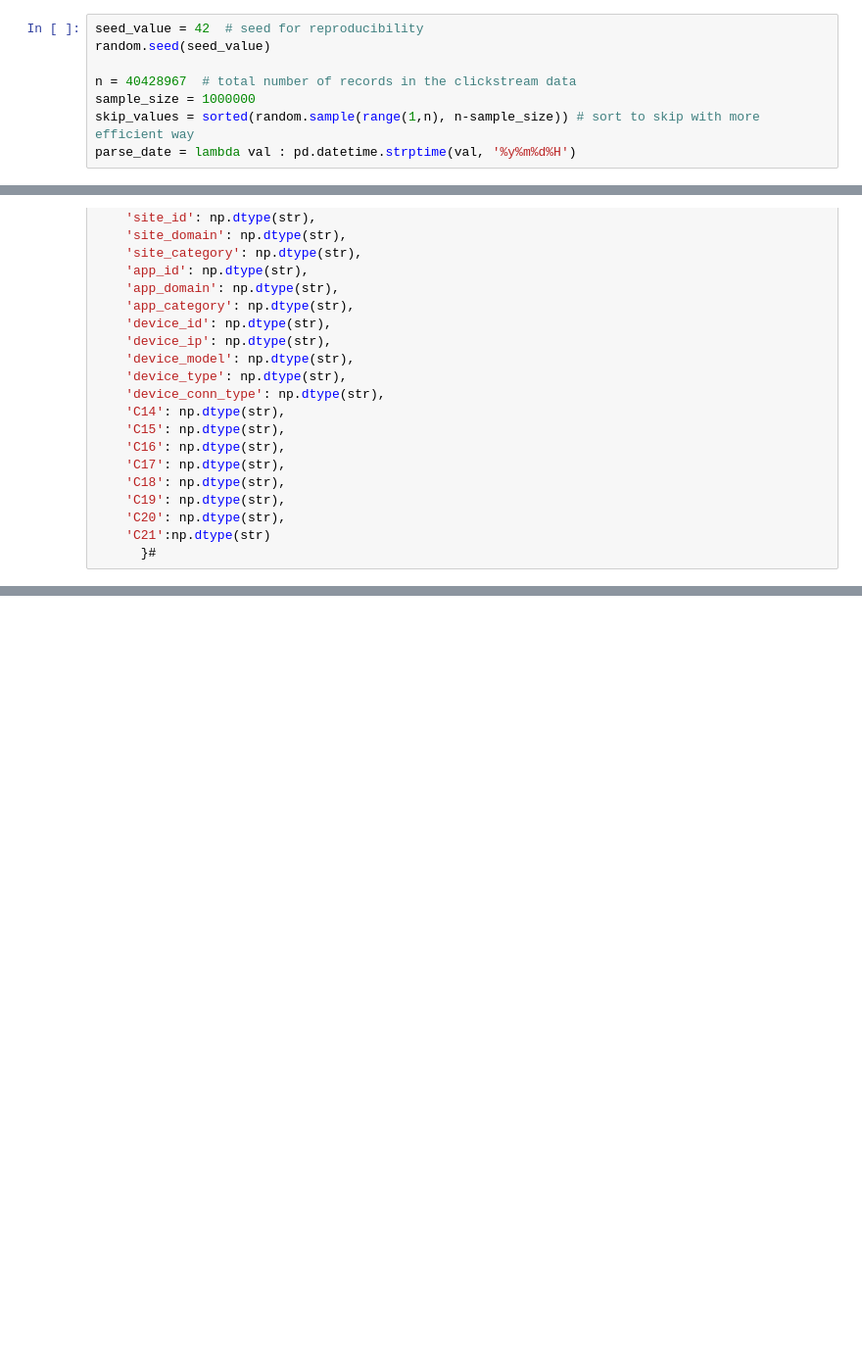
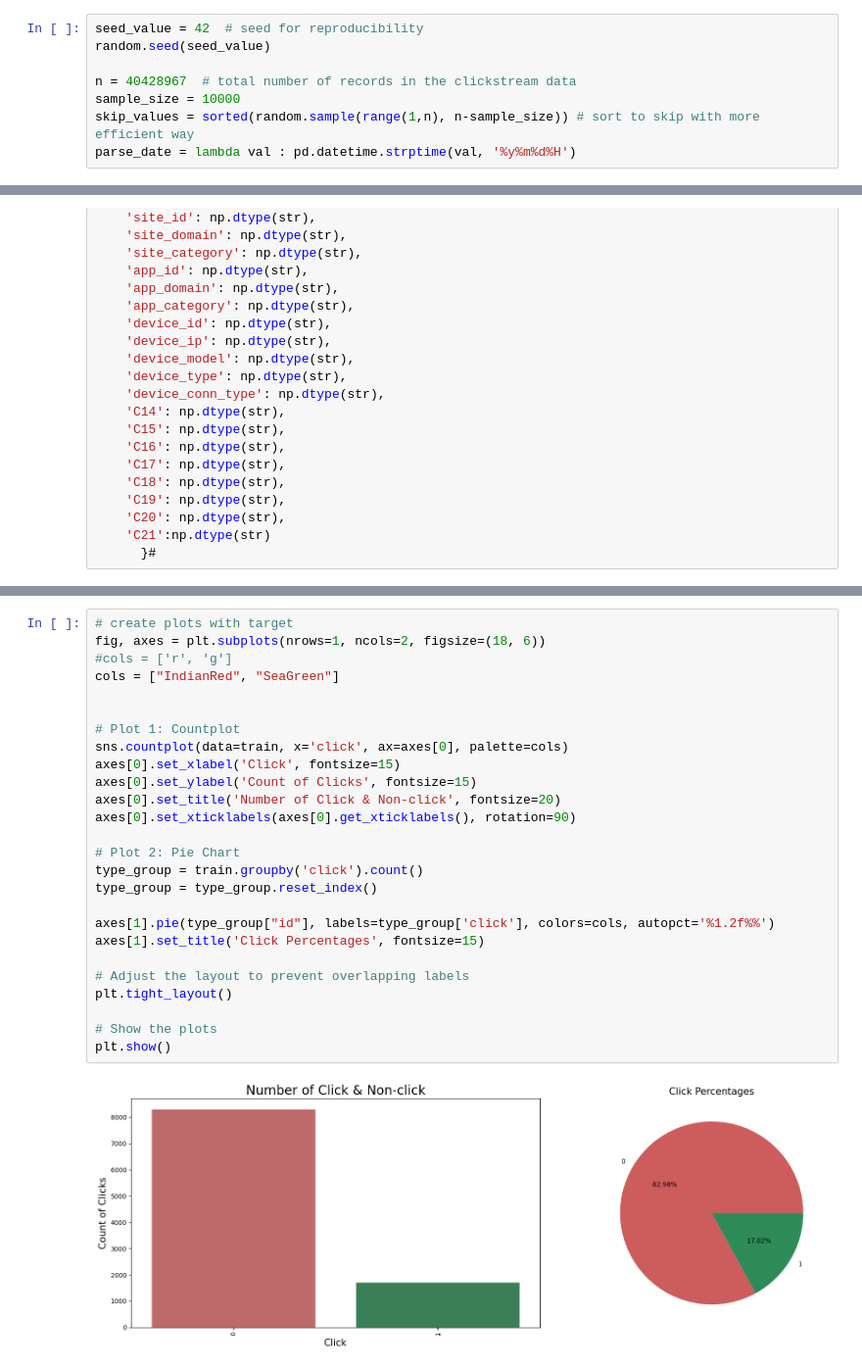
Before and after one commit to ftmoztl/CTR-prediction-with-catboost, a Jupyter notebook: CTR-analysis-prediction.ipynb, the cells around one changed output, grey strips where cells are left out. Shown: that part at 98% size. Drawn from its saved outputs; the diff is of its cells as text; blank space fills up the shorter version.

Commit message:
feat: Add count plot and pie chart to visualize target class distribution

```diff
--- a/CTR-analysis-prediction.ipynb
+++ b/CTR-analysis-prediction.ipynb
@@ -14,7 +13,7 @@ seed_value = 42  # seed for reproducibility
 random.seed(seed_value)
 
 n = 40428967  # total number of records in the clickstream data
-sample_size = 1000000
+sample_size = 10000
 skip_values = sorted(random.sample(range(1,n), n-sample_size)) # sort to skip with more efficient way
 parse_date = lambda val : pd.datetime.strptime(val, '%y%m%d%H')
 # %%
@@ -78,0 +91,28 @@ memory usage: 183.1+ MB
+# %%
+# create plots with target
+fig, axes = plt.subplots(nrows=1, ncols=2, figsize=(18, 6))
+#cols = ['r', 'g']
+cols = ["IndianRed", "SeaGreen"]
+
+
+# Plot 1: Countplot
+sns.countplot(data=train, x='click', ax=axes[0], palette=cols)
+axes[0].set_xlabel('Click', fontsize=15)
+axes[0].set_ylabel('Count of Clicks', fontsize=15)
+axes[0].set_title('Number of Click & Non-click', fontsize=20)
+axes[0].set_xticklabels(axes[0].get_xticklabels(), rotation=90)
+
+# Plot 2: Pie Chart
+type_group = train.groupby('click').count()
+type_group = type_group.reset_index()
+
+axes[1].pie(type_group["id"], labels=type_group['click'], colors=cols, autopct='%1.2f%%')
+axes[1].set_title('Click Percentages', fontsize=15)
+
+# Adjust the layout to prevent overlapping labels
+plt.tight_layout()
+
+# Show the plots
+plt.show()
+# %% [output]
+[figure, added]
```
Also changed, not shown: parts of 7 cells of this notebook.
